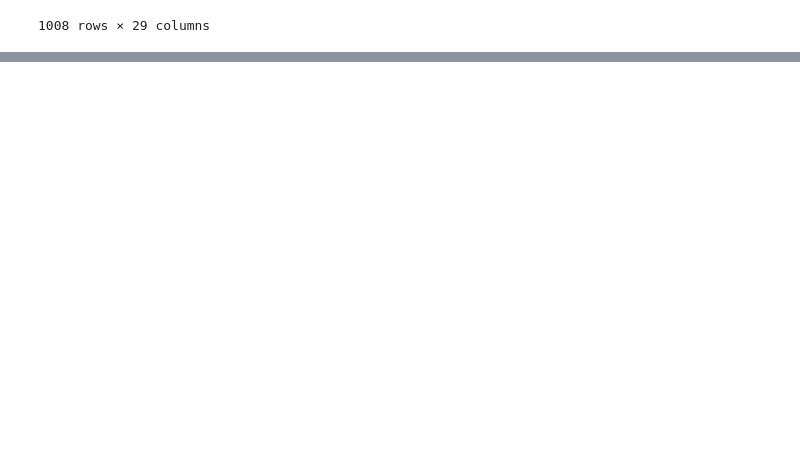
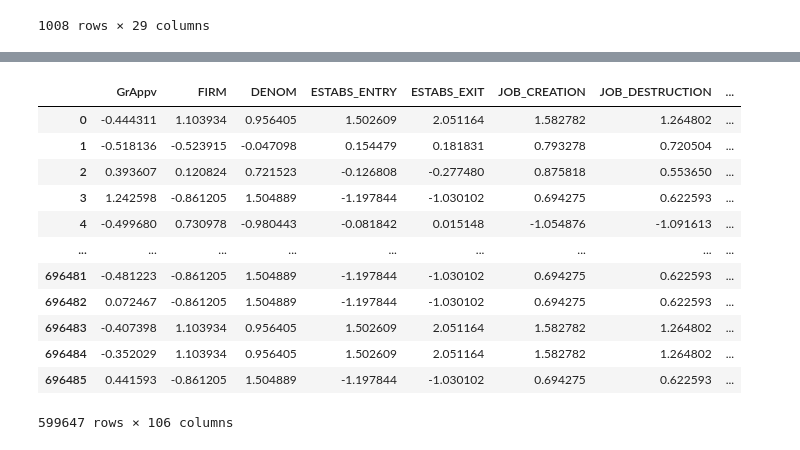
Before and after one commit to CIV2T1PEY/CIV1498-Group-Project, a Jupyter notebook: Python_Prashan_Notebook.ipynb, the cells around one changed output, grey strips where cells are left out. Saved outputs shown, nothing was run; the diff lists cells and outputs as text; code cells hidden in the pictures; blank space fills up the shorter version.

```diff
--- a/Python_Prashan_Notebook.ipynb
+++ b/Python_Prashan_Notebook.ipynb
@@ -191,0 +180,12 @@ plt.show()
+# %%
+# Splitting the data into Train, Val and Test:
+df_merged_NAICS_SBALoan_train = df_merged_NAICS_SBALoan[df_merged_NAICS_SBALoan['YEAR']<=2007]
+df_merged_NAICS_SBALoan_val = df_merged_NAICS_SBALoan[(df_merged_NAICS_SBALoan['YEAR'] == 2008) | (df_merged_NAICS_SBALoan['YEAR'] == 2009)]
+df_merged_NAICS_SBALoan_test = df_merged_NAICS_SBALoan[df_merged_NAICS_SBALoan['YEAR'] >= 2010]
+# %%
+y_train = df_merged_NAICS_SBALoan_train['SBA_Appv'] / df_merged_NAICS_SBALoan_train['GrAppv']
+X_train = df_merged_NAICS_SBALoan_train.drop(['SBA_Appv'], axis=1)
+y_val = df_merged_NAICS_SBALoan_val['SBA_Appv'] / df_merged_NAICS_SBALoan_val['GrAppv']
+X_val = df_merged_NAICS_SBALoan_val.drop(['SBA_Appv'], axis=1)
+y_test = df_merged_NAICS_SBALoan_test['SBA_Appv'] / df_merged_NAICS_SBALoan_test['GrAppv']
+X_test = df_merged_NAICS_SBALoan_test.drop(['SBA_Appv'], axis=1)
@@ -191,0 +210,27 @@ plt.show()
+# %%
+from sklearn.preprocessing import StandardScaler
+
+# Define numerical features to use for modelling
+num_features = ['GrAppv', 'FIRM', 'DENOM', 'ESTABS_ENTRY', 'ESTABS_EXIT', 'JOB_CREATION', 'JOB_DESTRUCTION', 'REALLOCATION_RATE', 'FIRMDEATH_ESTABS', 'FIRMDEATH_EMP']
+
+# Define categorical features to use for modelling
+cat_features = ['State', 'NAICS', 'YEAR', 'NewExist', 'MIS_Status']
+
+# Fit scaler (basically get the mean and stdev) for the training data
+scaler = StandardScaler()
+scaler.fit(X_train[num_features])
+
+def features_scale_and_dummies(df):
+    scaled = df[num_features].copy()
+
+    # Convert numeric features to standard units
+    scaled.iloc[:, :] = scaler.transform(scaled)
+
+    # Convert categorical features using dummy encoding
+    categoricals = [pd.get_dummies(df[s], prefix=s, drop_first=True) for s in cat_features]
+
+    return pd.concat([scaled] + categoricals, axis=1)
+# %%
+X_train = features_scale_and_dummies(X_train)
+X_val = features_scale_and_dummies(X_val)
+X_test = features_scale_and_dummies(X_test)
@@ -194,5 +244,21 @@ P2_Columns = ['State', 'Bank', 'BankState', 'NAICS', 'YEAR', 'NewExist', 'MIS_St
        'GrAppv', 'FIRM', 'DENOM', 'ESTABS_EXIT',
        'JOB_DESTRUCTION', 'REALLOCATION_RATE',
        'FIRMDEATH_ESTABS', 'FIRMDEATH_EMP']
+# %%
+X_train
+# %% [output]
+|  | GrAppv | FIRM | DENOM | ESTABS_ENTRY | ESTABS_EXIT | JOB_CREATION | JOB_DESTRUCTION | ... |
+| 0 | -0.444311 | 1.103934 | 0.956405 | 1.502609 | 2.051164 | 1.582782 | 1.264802 | ... |
+| 1 | -0.518136 | -0.523915 | -0.047098 | 0.154479 | 0.181831 | 0.793278 | 0.720504 | ... |
+| 2 | 0.393607 | 0.120824 | 0.721523 | -0.126808 | -0.277480 | 0.875818 | 0.553650 | ... |
+| 3 | 1.242598 | -0.861205 | 1.504889 | -1.197844 | -1.030102 | 0.694275 | 0.622593 | ... |
+| 4 | -0.499680 | 0.730978 | -0.980443 | -0.081842 | 0.015148 | -1.054876 | -1.091613 | ... |
+| ... | ... | ... | ... | ... | ... | ... | ... | ... |
+| 696481 | -0.481223 | -0.861205 | 1.504889 | -1.197844 | -1.030102 | 0.694275 | 0.622593 | ... |
+| 696482 | 0.072467 | -0.861205 | 1.504889 | -1.197844 | -1.030102 | 0.694275 | 0.622593 | ... |
+| 696483 | -0.407398 | 1.103934 | 0.956405 | 1.502609 | 2.051164 | 1.582782 | 1.264802 | ... |
+| 696484 | -0.352029 | 1.103934 | 0.956405 | 1.502609 | 2.051164 | 1.582782 | 1.264802 | ... |
+| 696485 | 0.441593 | -0.861205 | 1.504889 | -1.197844 | -1.030102 | 0.694275 | 0.622593 | ... |
+599647 rows × 106 columns
 # %%
 # Part:1 - Considering only Entering Entities to train our model
```
Also changed, not shown: parts of 20 cells of this notebook.
